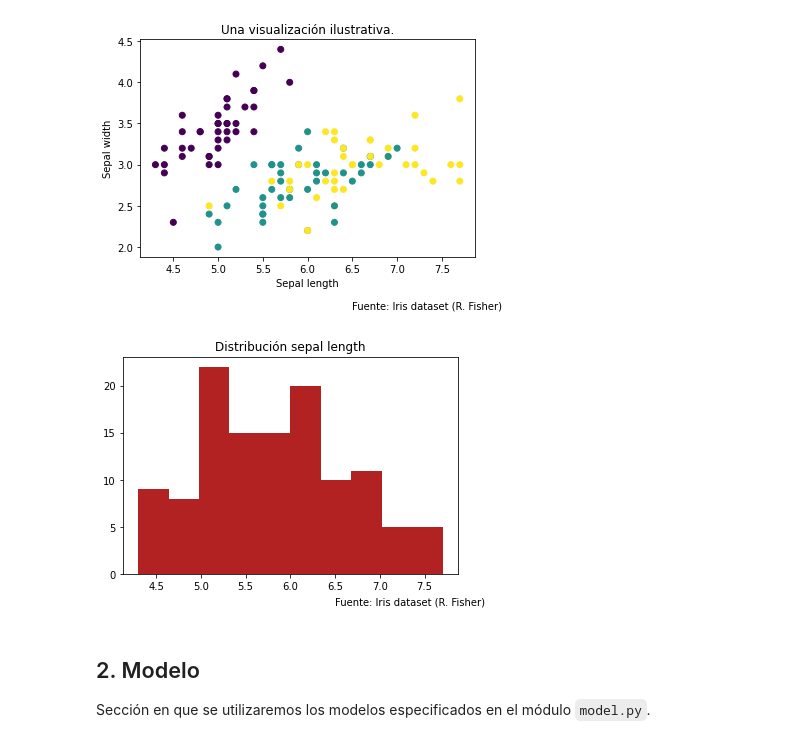
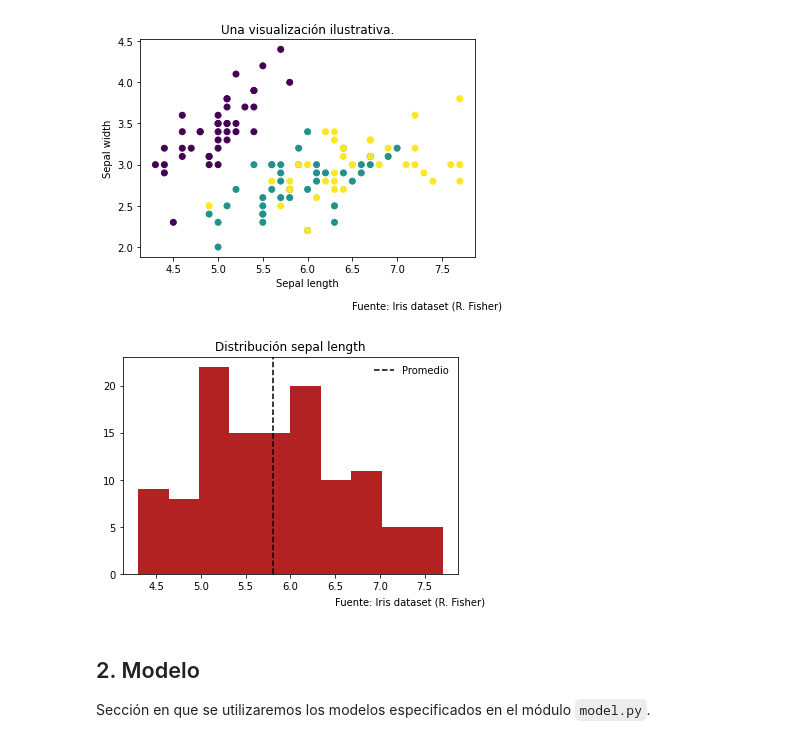
Before and after one commit to RicardoFloresH/data_analysis_utem, a Jupyter notebook: demo/template/template.ipynb, the cells around one changed output. Drawn from its saved outputs; the diff is of its cells as text; code cells hidden in the pictures.

```diff
--- a/demo/template/template.ipynb
+++ b/demo/template/template.ipynb
@@ -108,10 +108,12 @@ plt.text(6.5, 1.25, 'Fuente: Iris dataset (R. Fisher)');
 [figure]
 # %%
 plt.hist(X_train['sepal_length'], color="firebrick");
+plt.axvline(X_train['sepal_length'].mean(), linestyle='--', label='Promedio', color='black');
 plt.title('Distribución sepal length');
 plt.text(6.5, -3.25, 'Fuente: Iris dataset (R. Fisher)');
+plt.legend(frameon=False);
 # %% [output]
-[figure, old version]
+[figure, new version]
 # %% [markdown]
 ## 2. Modelo
 
```
Also changed, not shown: 1 other file.
